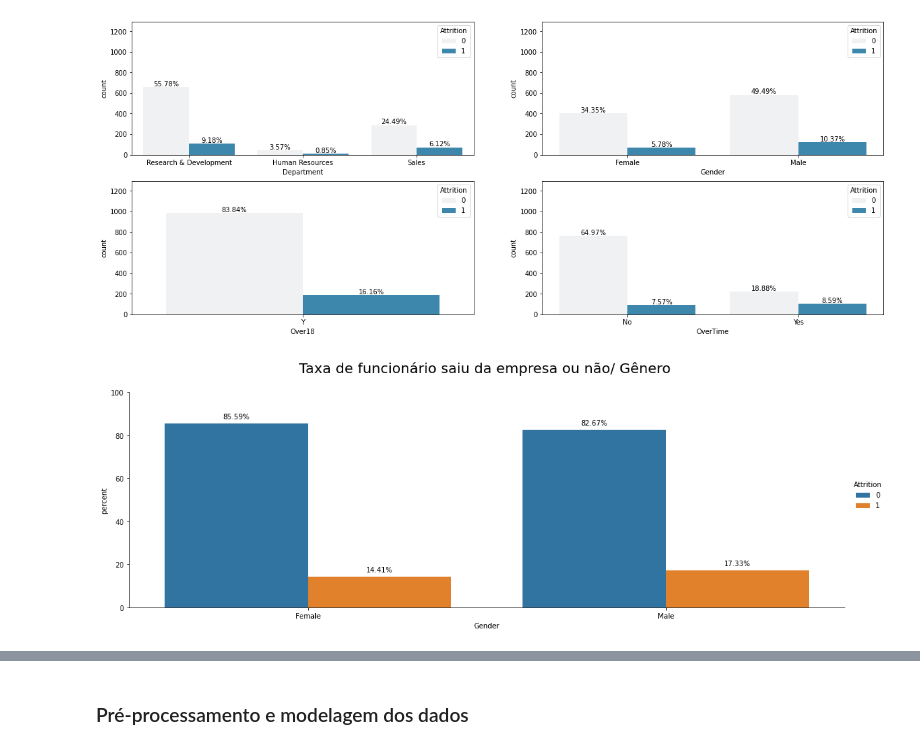
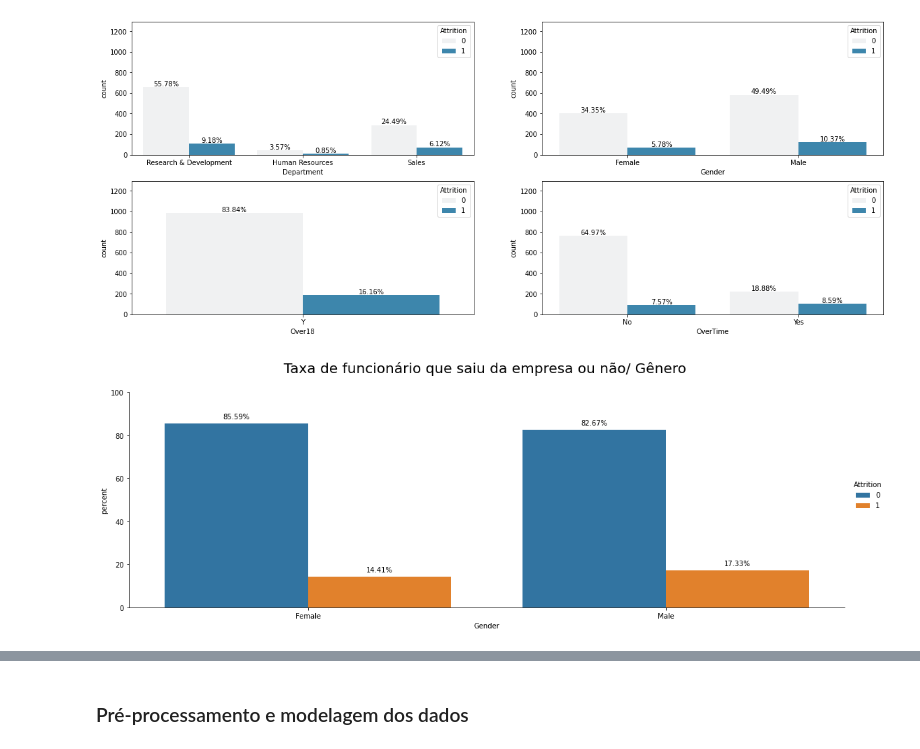
Before and after one commit to RodrigoTito/Desistencia-de-Funcionario, a Jupyter notebook: Data_Sprint_56_Desistencia_de_Funcionario.ipynb, the cells around one changed output, grey strips where cells are left out. Saved outputs shown, nothing was run; the diff lists cells and outputs as text; code cells hidden in the pictures.

```diff
--- a/Data_Sprint_56_Desistencia_de_Funcionario.ipynb
+++ b/Data_Sprint_56_Desistencia_de_Funcionario.ipynb
@@ -259,13 +259,13 @@ plt.show()
 # %%
 df1 = train.groupby('Gender')['Attrition'].value_counts(normalize=True)*100
 df1 = df1.rename('percent').reset_index().sort_values(by=['percent'], ascending = True)
 
 g = sns.catplot(x='Gender',y='percent',hue='Attrition',kind='bar',data=df1, height=5,aspect = 3,palette="tab10")
 grafico_com_porcentagem_1(g)
-plt.title('Taxa de funcionário saiu da empresa ou não/ Gênero \n', fontsize=20)
+plt.title('Taxa de funcionário que saiu da empresa ou não/ Gênero \n', fontsize=20)
 plt.show()
 # %% [output]
-[figure, old version]
+[figure, new version]
 # %%
 df1 = train.groupby('Department')['Attrition'].value_counts(normalize=True)*100
 df1 = df1.rename('percent').reset_index().sort_values(by=['percent'], ascending = True)
```
Also changed, not shown: parts of 8 cells of this notebook.
